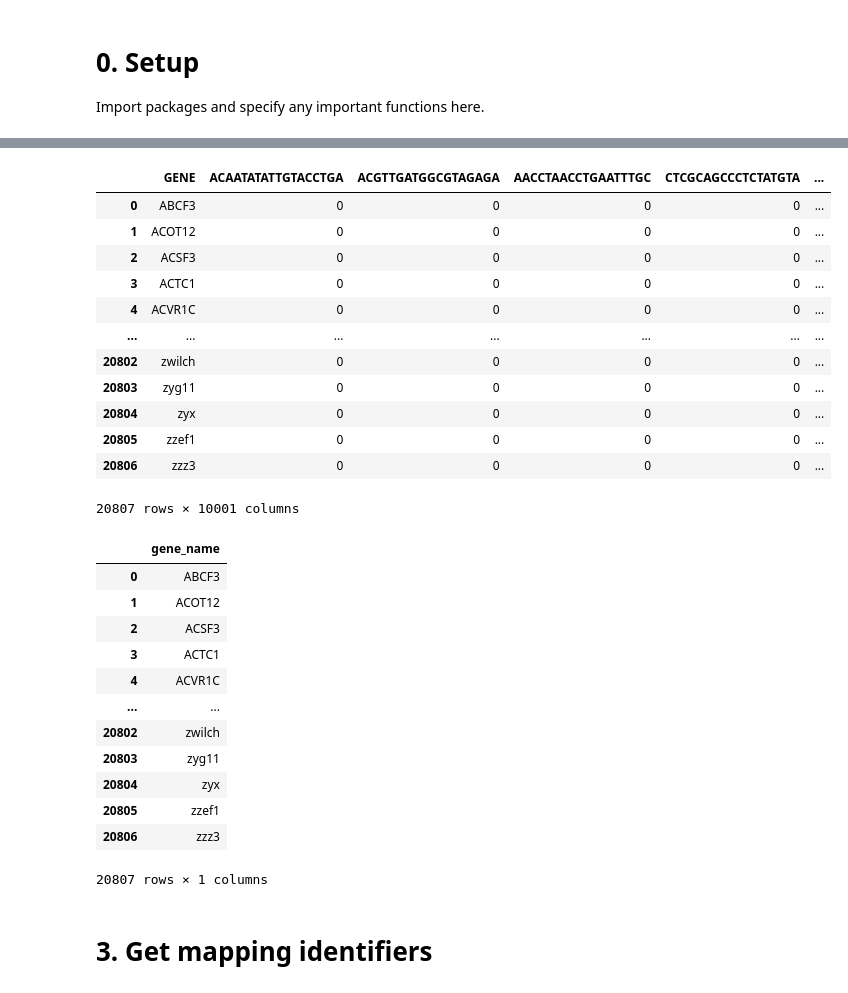
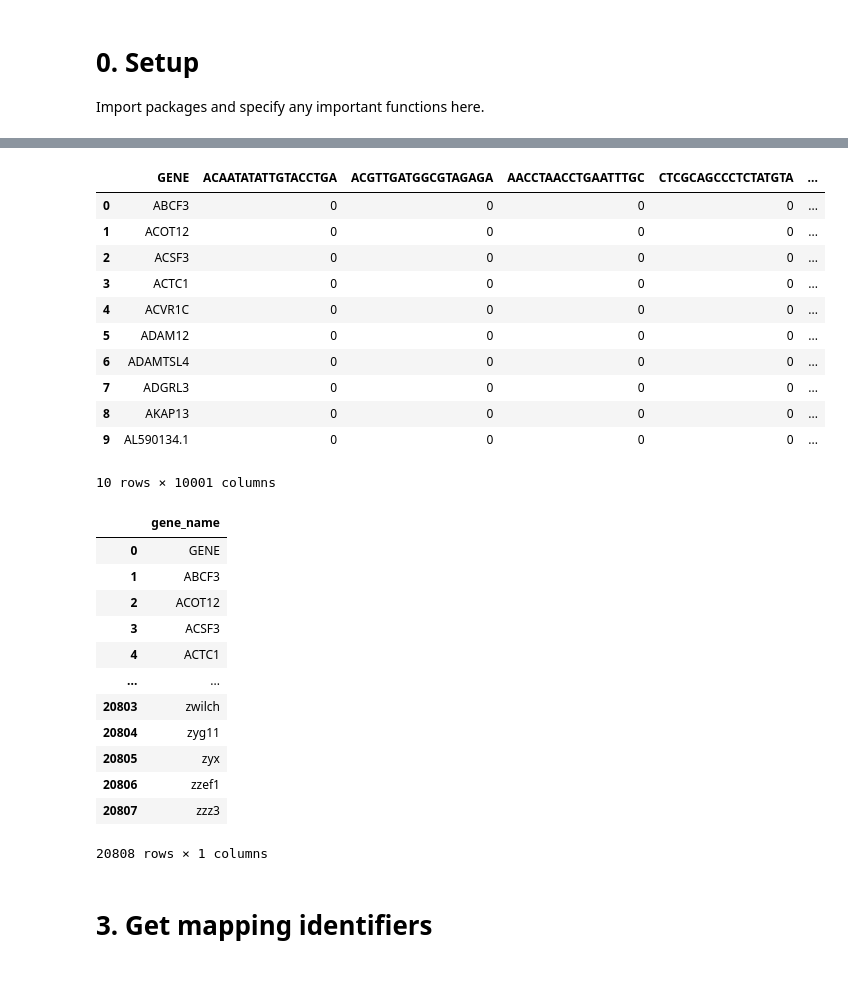
Before and after one commit to Arcadia-Science/glial-origins, a Jupyter notebook: notebooks/Drer_adultbrain/1_Drer_adultbrain_downloading.ipynb, the cells around one changed output, grey strips where cells are left out. Cells and saved outputs as stored; diff of their text form; code cells hidden in the pictures.

```diff
--- a/notebooks/Drer_adultbrain/1_Drer_adultbrain_downloading.ipynb
+++ b/notebooks/Drer_adultbrain/1_Drer_adultbrain_downloading.ipynb
@@ -33,12 +56,6 @@ This notebook collects data from the [Jiang et al. 2021](https://www.frontiersin
 ################
 # general info #
 ################
-
-# Specify the name of the species folder in Amazon S3
-species = 'Danio_rerio'
-
-# Specify any particular identifying conditions, eg tissue type:
-conditions = 'adultbrain'
 
 # Specify url and other variables
 genome_fasta_url = 'https://ftp.ncbi.nlm.nih.gov/genomes/all/GCF/000/002/035/GCF_000002035.5_GRCz10/GCF_000002035.5_GRCz10_genomic.fna.gz'
@@ -53,46 +70,34 @@ gxc_url = 'https://ftp.ncbi.nlm.nih.gov/geo/samples/GSM3768nnn/GSM3768152/suppl/
 
 protocol = 'curl'
 
-species_prefix = prefixify(species)
-
-# Specify folder as destination for file downloads
-output_folder = '../../output/' + prefixify(species) + '_' + conditions + '/'
-
-if not os.path.exists(output_folder):
-    os.mkdir(output_folder)
-
-species_SampleDict = SampleDict(species, conditions, output_folder)
-
 genome_fasta = GenomeFastaFile(
-    sampledict = species_SampleDict,
+    sampledict = sample_BFD.sampledict,
     version = genome_version,
     url = genome_fasta_url,
     protocol = protocol
 )
 
 annot = GenomeGffFile(
-    sampledict = species_SampleDict,
-    GenomeFastaFile = genome_fasta,
+    sampledict = sample_BFD.sampledict,
+    reference_genome = genome_fasta,
     url = annot_url,
     protocol = protocol
 )
 
 gxc = GxcFile(
-    sampledict = species_SampleDict,
-    GenomeFastaFile = genome_fasta,
-    GenomeAnnotFile = annot,
+    sampledict = sample_BFD.sampledict,
+    reference_genome = genome_fasta,
+    reference_annot = annot,
     url = gxc_url,
     protocol = protocol
 )
 
-
-sample_BioFileDocket = BioFileDocket(species_SampleDict)
 keyfiles = {
     'annot': annot,
     'genome_fasta': genome_fasta,
     'gxc': gxc
 }
-sample_BioFileDocket.add_keyfiles(keyfiles)
+sample_BFD.add_keyfiles(keyfiles)
 
-display(vars(sample_BioFileDocket))
+display(vars(sample_BFD))
 # %% [output]
@@ -108,36 +134,38 @@ display(vars(sample_BioFileDocket))
 # %%
-genes_matrix = pd.read_csv(sample_BioFileDocket.gxc.path, sep = '\t')
+genes_matrix = pd.read_csv(sample_BFD.gxc.path, sep = '\t', nrows = 10)
 display(genes_matrix)
 
-gxc_genes_list = pd.DataFrame({'gene_name':genes_matrix['GENE']})
+gxc_genes_list = pd.read_csv(sample_BFD.gxc.path, sep = '\t', usecols=[0], names = ['gene_name'])
 display(gxc_genes_list)
+
+sample_BFD.metadata.add('num_cells', len(genes_matrix.columns) - 1)
+sample_BFD.metadata.add('num_genes', len(genes_matrix))
 # %% [output]
 |  | GENE | ACAATATATTGTACCTGA | ACGTTGATGGCGTAGAGA | AACCTAACCTGAATTTGC | CTCGCAGCCCTCTATGTA | ... |
 | 0 | ABCF3 | 0 | 0 | 0 | 0 | ... |
 | 1 | ACOT12 | 0 | 0 | 0 | 0 | ... |
 | 2 | ACSF3 | 0 | 0 | 0 | 0 | ... |
 | 3 | ACTC1 | 0 | 0 | 0 | 0 | ... |
 | 4 | ACVR1C | 0 | 0 | 0 | 0 | ... |
-| ... | ... | ... | ... | ... | ... | ... |
-| 20802 | zwilch | 0 | 0 | 0 | 0 | ... |
-| 20803 | zyg11 | 0 | 0 | 0 | 0 | ... |
-| 20804 | zyx | 0 | 0 | 0 | 0 | ... |
-| 20805 | zzef1 | 0 | 0 | 0 | 0 | ... |
-| 20806 | zzz3 | 0 | 0 | 0 | 0 | ... |
+| 5 | ADAM12 | 0 | 0 | 0 | 0 | ... |
+| 6 | ADAMTSL4 | 0 | 0 | 0 | 0 | ... |
+| 7 | ADGRL3 | 0 | 0 | 0 | 0 | ... |
+| 8 | AKAP13 | 0 | 0 | 0 | 0 | ... |
+| 9 | AL590134.1 | 0 | 0 | 0 | 0 | ... |
-20807 rows × 10001 columns
+10 rows × 10001 columns
 |  | gene_name |
-| 0 | ABCF3 |
-| 1 | ACOT12 |
-| 2 | ACSF3 |
-| 3 | ACTC1 |
-| 4 | ACVR1C |
+| 0 | GENE |
+| 1 | ABCF3 |
+| 2 | ACOT12 |
+| 3 | ACSF3 |
+| 4 | ACTC1 |
 | ... | ... |
-| 20802 | zwilch |
-| 20803 | zyg11 |
-| 20804 | zyx |
-| 20805 | zzef1 |
-| 20806 | zzz3 |
+| 20803 | zwilch |
+| 20804 | zyg11 |
+| 20805 | zyx |
+| 20806 | zzef1 |
+| 20807 | zzz3 |
-20807 rows × 1 columns
+20808 rows × 1 columns
 # %% [markdown]
 # 3. Get mapping identifiers
 # %%
```
Also changed, not shown: parts of 21 cells of this notebook, 2 other files.
